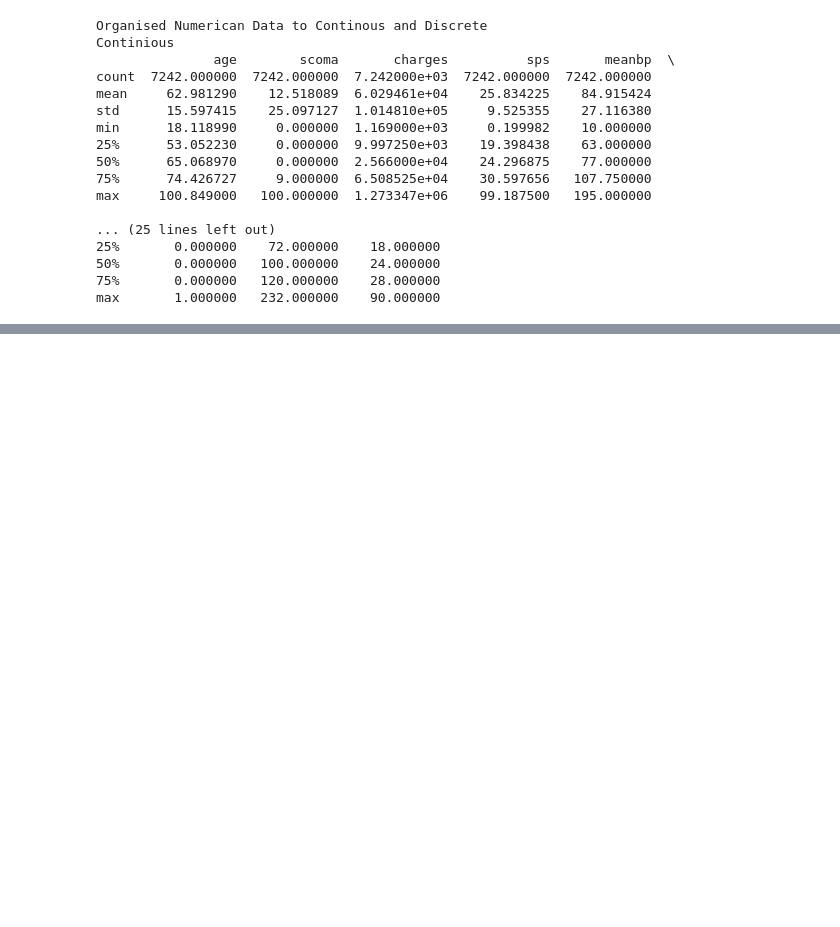
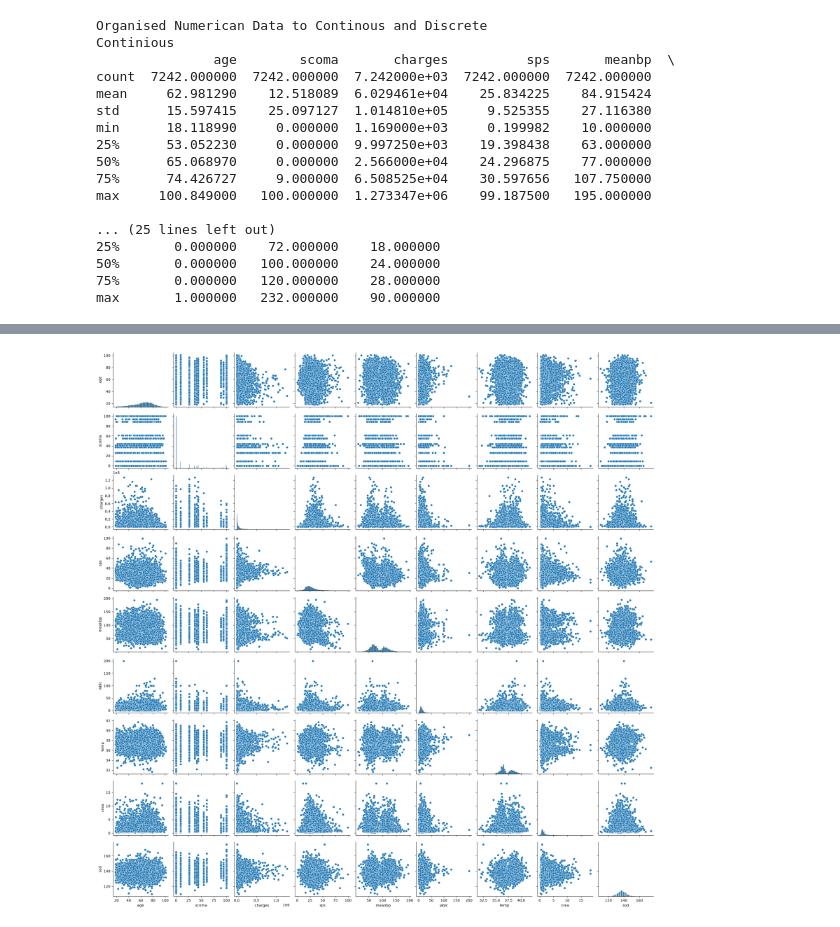
Before and after one commit to ChrisJHM6446/ENGE707_Project, a Jupyter notebook: ENGE707_Project.ipynb, the cells around one changed output, grey strips where cells are left out. Saved outputs shown, nothing was run; the diff lists cells and outputs as text; code cells hidden in the pictures; blank space fills up the shorter version.

```diff
--- a/ENGE707_Project.ipynb
+++ b/ENGE707_Project.ipynb
@@ -969,0 +1017,6 @@ for col in numeric_cols_cleaned_version:#plotting with a loop to reduce repition
+# %%
+#pair plot to show multiple relationships between the continuous numerical data
+sns.pairplot(numericalContinious_clean)
+plt.show()
+# %% [output]
+[figure, added]
```
Also changed, not shown: parts of 4 cells of this notebook.
